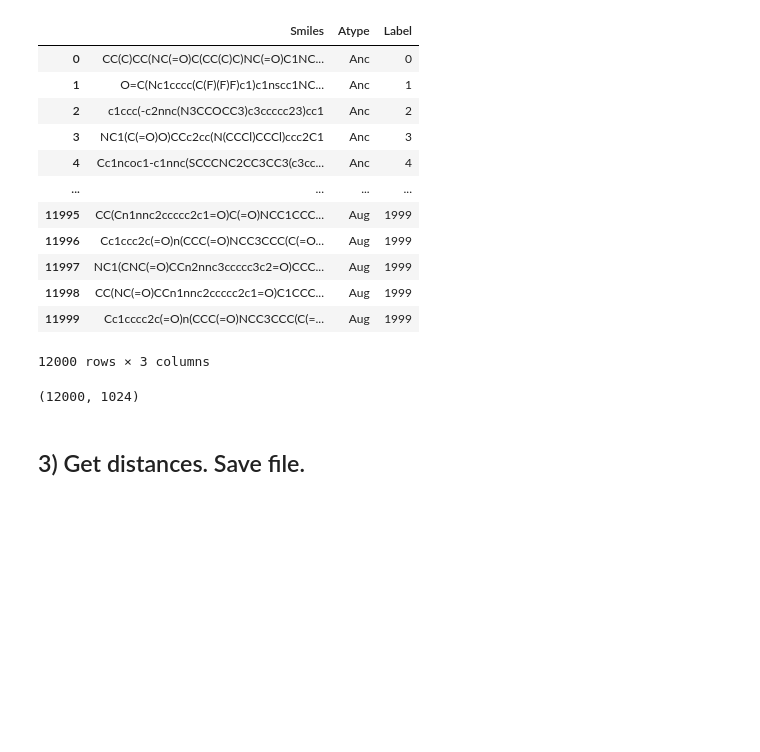
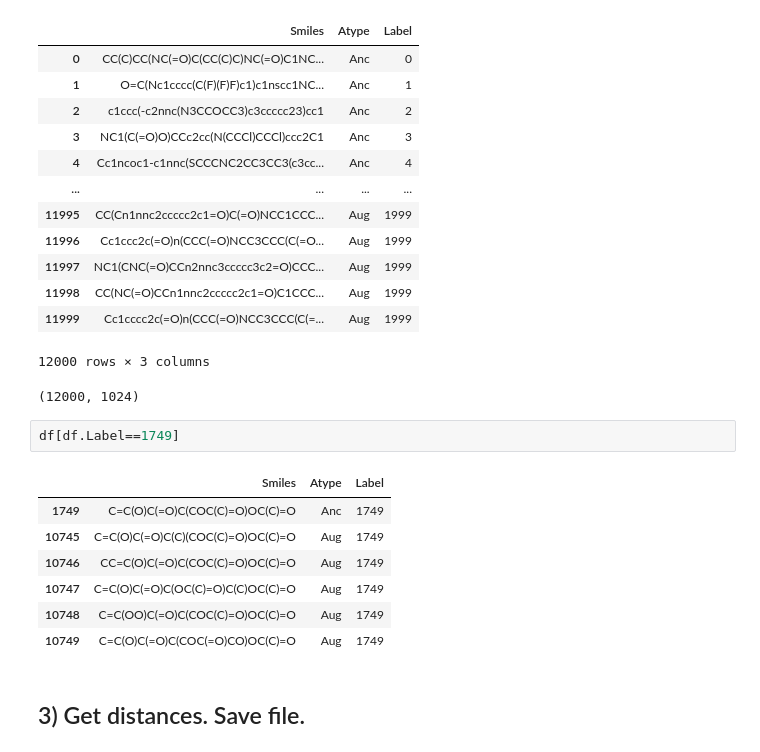
Before and after one commit to katfish666/SALSA, a Jupyter notebook: notebooks_03_baselines/20220502_fp_baseline_dists_and_umap.ipynb, the cells around one changed output. Cells and saved outputs as stored; diff of their text form; blank space fills up the shorter version.

```diff
--- a/notebooks_03_baselines/20220502_fp_baseline_dists_and_umap.ipynb
+++ b/notebooks_03_baselines/20220502_fp_baseline_dists_and_umap.ipynb
@@ -88,6 +88,16 @@ print(fps.shape)
 | 11999 | Cc1cccc2c(=O)n(CCC(=O)NCC3CCC(C(=... | Aug | 1999 |
 12000 rows × 3 columns
 (12000, 1024)
+# %%
+df[df.Label==1749]
+# %% [output]
+|  | Smiles | Atype | Label |
+| 1749 | C=C(O)C(=O)C(COC(C)=O)OC(C)=O | Anc | 1749 |
+| 10745 | C=C(O)C(=O)C(C)(COC(C)=O)OC(C)=O | Aug | 1749 |
+| 10746 | CC=C(O)C(=O)C(COC(C)=O)OC(C)=O | Aug | 1749 |
+| 10747 | C=C(O)C(=O)C(OC(C)=O)C(C)OC(C)=O | Aug | 1749 |
+| 10748 | C=C(OO)C(=O)C(COC(C)=O)OC(C)=O | Aug | 1749 |
+| 10749 | C=C(O)C(=O)C(COC(=O)CO)OC(C)=O | Aug | 1749 |
 # %% [markdown]
 ## 3) Get distances. Save file.
 # %%
```
Also changed, not shown: parts of 8 cells of this notebook, 37 other files.
